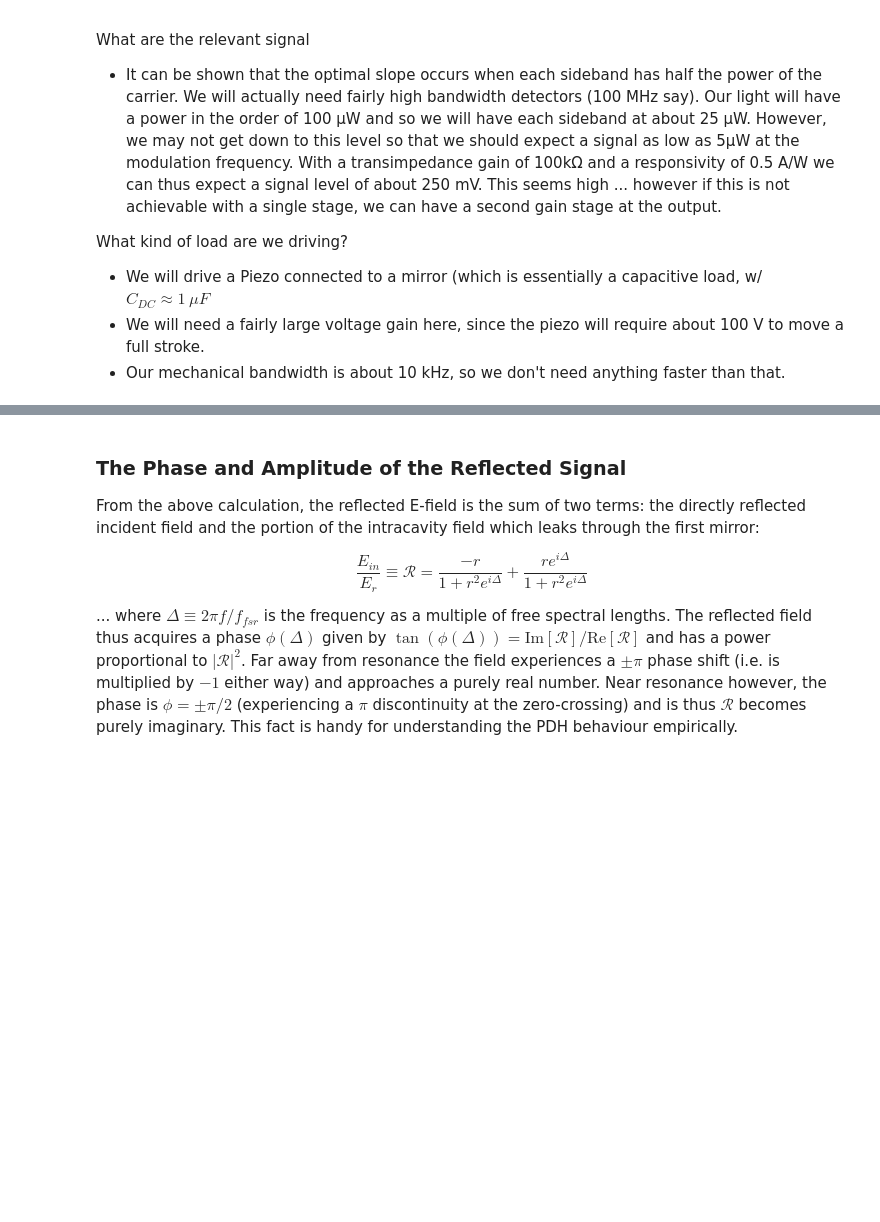
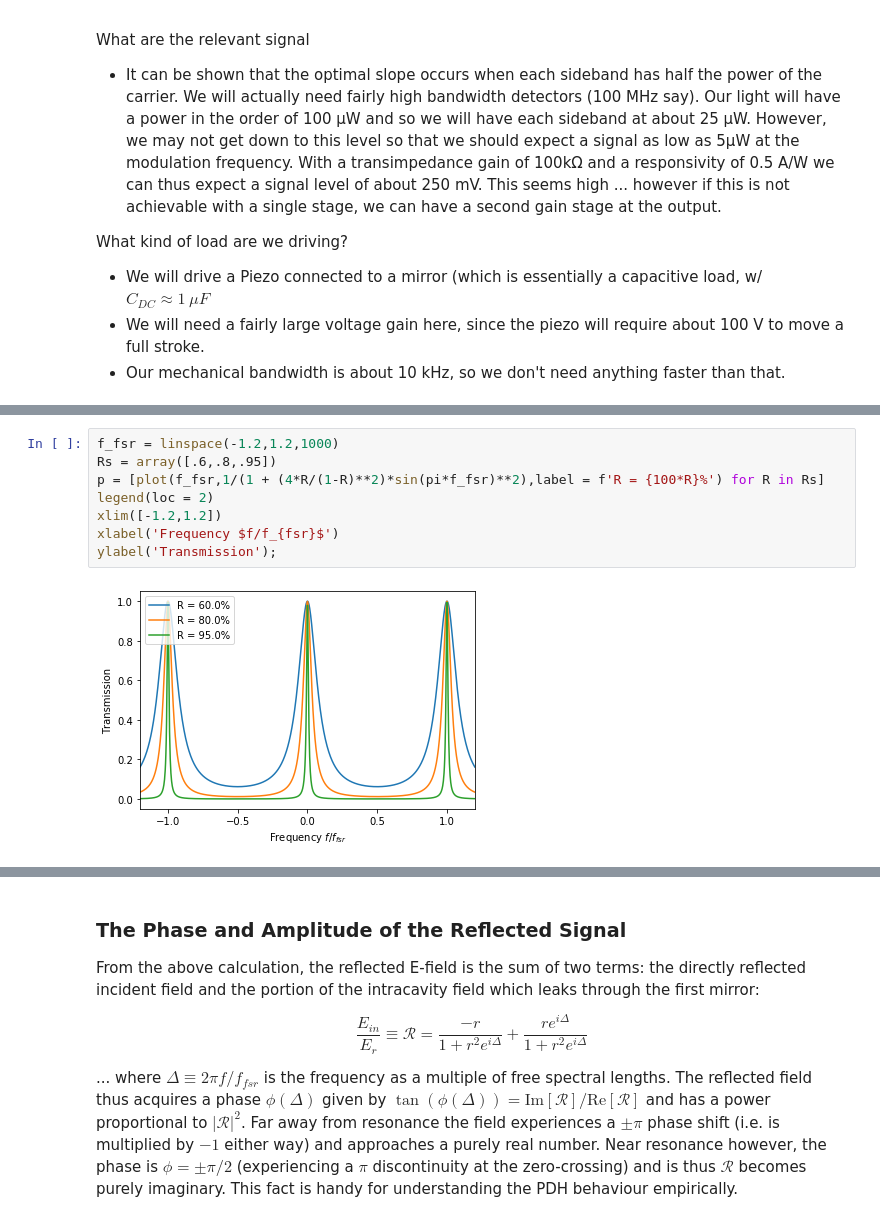
Before and after one commit to andrewjmacrae/uvicamo, a Jupyter notebook: PDH_lock/PDH.ipynb, the cells around one changed output, grey strips where cells are left out. Drawn from its saved outputs; the diff is of its cells as text; blank space fills up the shorter version.

```diff
--- a/PDH_lock/PDH.ipynb
+++ b/PDH_lock/PDH.ipynb
@@ -89,0 +116,10 @@ $$
+# %%
+f_fsr = linspace(-1.2,1.2,1000)
+Rs = array([.6,.8,.95])
+p = [plot(f_fsr,1/(1 + (4*R/(1-R)**2)*sin(pi*f_fsr)**2),label = f'R = {100*R}%') for R in Rs]
+legend(loc = 2)
+xlim([-1.2,1.2])
+xlabel('Frequency $f/f_{fsr}$')
+ylabel('Transmission');
+# %% [output]
+[figure, added]
```
Also changed, not shown: parts of 4 cells of this notebook.
